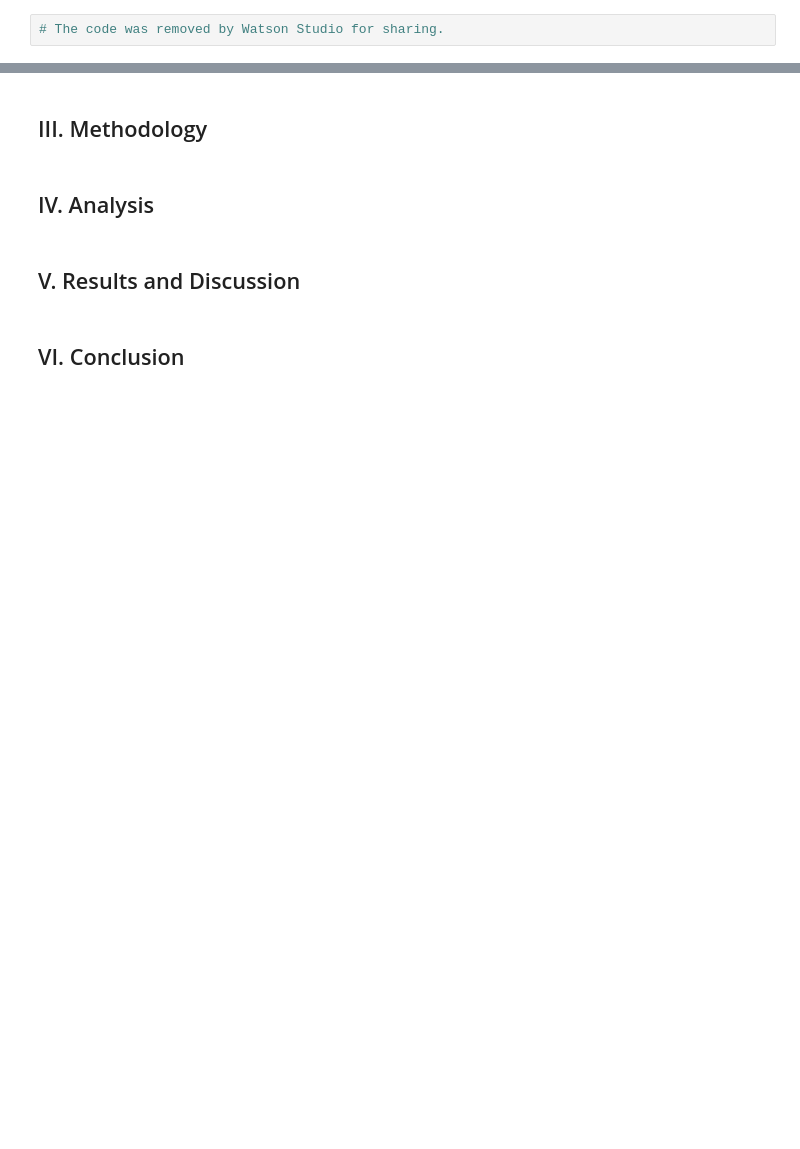
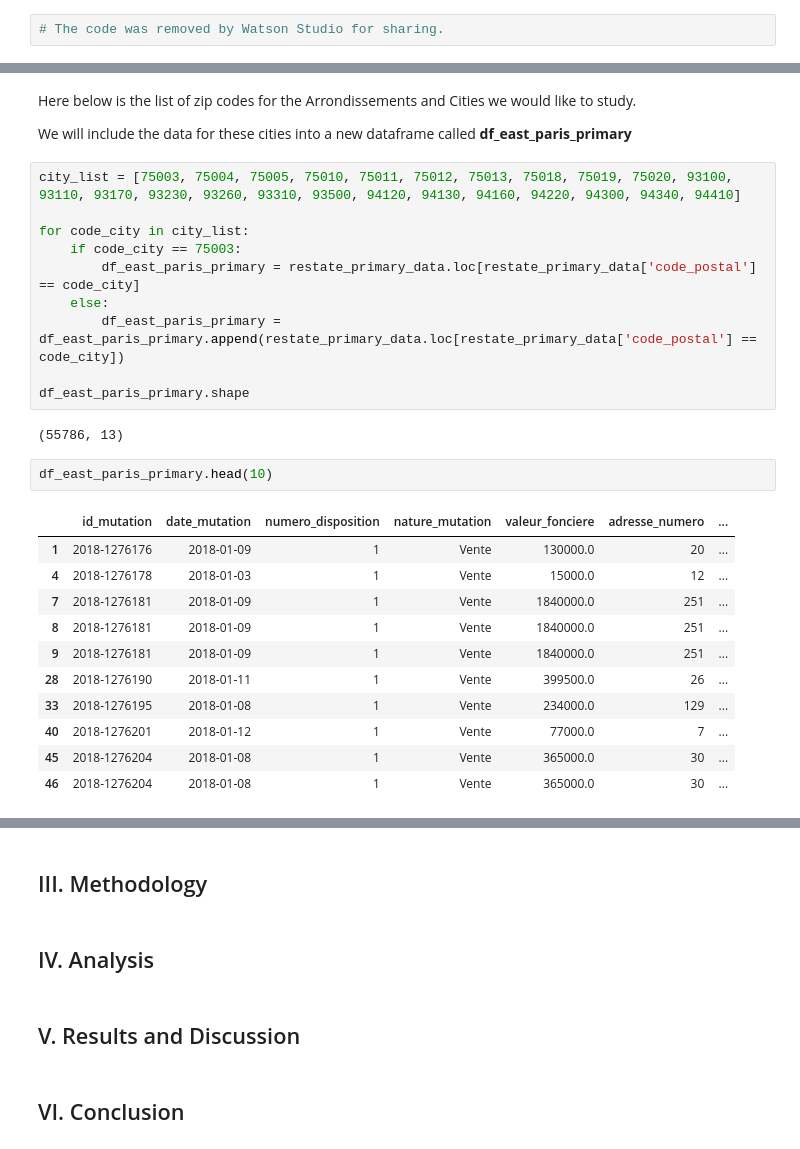
Before and after one commit to paulpreda/coursera_capstone, a Jupyter notebook: Paris - City of Light.ipynb, the cells around one changed output, grey strips where cells are left out. Drawn from its saved outputs; the diff is of its cells as text; blank space fills up the shorter version.

```diff
--- a/Paris - City of Light.ipynb
+++ b/Paris - City of Light.ipynb
@@ -127,0 +214,30 @@ restate_primary_data.dtypes
+# %% [markdown]
+Here below is the list of zip codes for the Arrondissements and Cities we would like to study.
+
+We will include the data for these cities into a new dataframe called **df_east_paris_primary**
+# %%
+city_list = [75003, 75004, 75005, 75010, 75011, 75012, 75013, 75018, 75019, 75020, 93100, 93110, 93170, 93230, 93260, 93310, 93500, 94120, 94130, 94160, 94220, 94300, 94340, 94410]
+
+for code_city in city_list:
+    if code_city == 75003:
+        df_east_paris_primary = restate_primary_data.loc[restate_primary_data['code_postal'] == code_city]
+    else:
+        df_east_paris_primary = df_east_paris_primary.append(restate_primary_data.loc[restate_primary_data['code_postal'] == code_city])
+
+df_east_paris_primary.shape
+# %% [output]
+(55786, 13)
+# %%
+df_east_paris_primary.head(10)
+# %% [output]
+|  | id_mutation | date_mutation | numero_disposition | nature_mutation | valeur_fonciere | adresse_numero | ... |
+| 1 | 2018-1276176 | 2018-01-09 | 1 | Vente | 130000.0 | 20 | ... |
+| 4 | 2018-1276178 | 2018-01-03 | 1 | Vente | 15000.0 | 12 | ... |
+| 7 | 2018-1276181 | 2018-01-09 | 1 | Vente | 1840000.0 | 251 | ... |
+| 8 | 2018-1276181 | 2018-01-09 | 1 | Vente | 1840000.0 | 251 | ... |
+| 9 | 2018-1276181 | 2018-01-09 | 1 | Vente | 1840000.0 | 251 | ... |
+| 28 | 2018-1276190 | 2018-01-11 | 1 | Vente | 399500.0 | 26 | ... |
+| 33 | 2018-1276195 | 2018-01-08 | 1 | Vente | 234000.0 | 129 | ... |
+| 40 | 2018-1276201 | 2018-01-12 | 1 | Vente | 77000.0 | 7 | ... |
+| 45 | 2018-1276204 | 2018-01-08 | 1 | Vente | 365000.0 | 30 | ... |
+| 46 | 2018-1276204 | 2018-01-08 | 1 | Vente | 365000.0 | 30 | ... |
```
Also changed, not shown: parts of 28 cells of this notebook.
